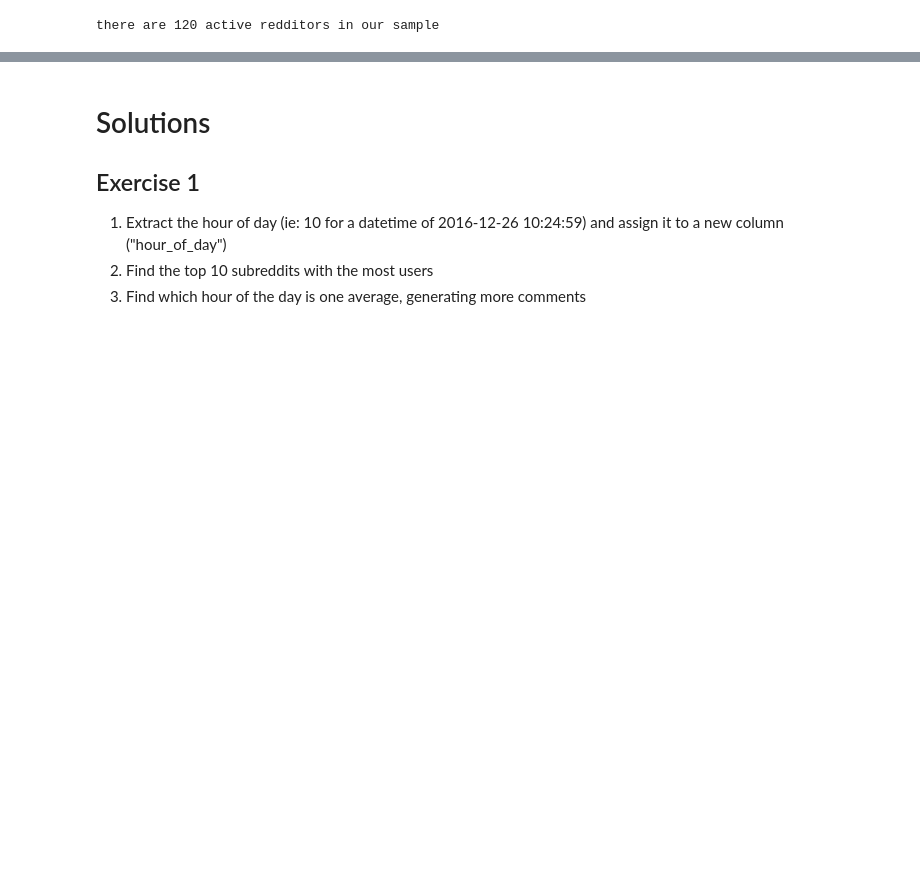
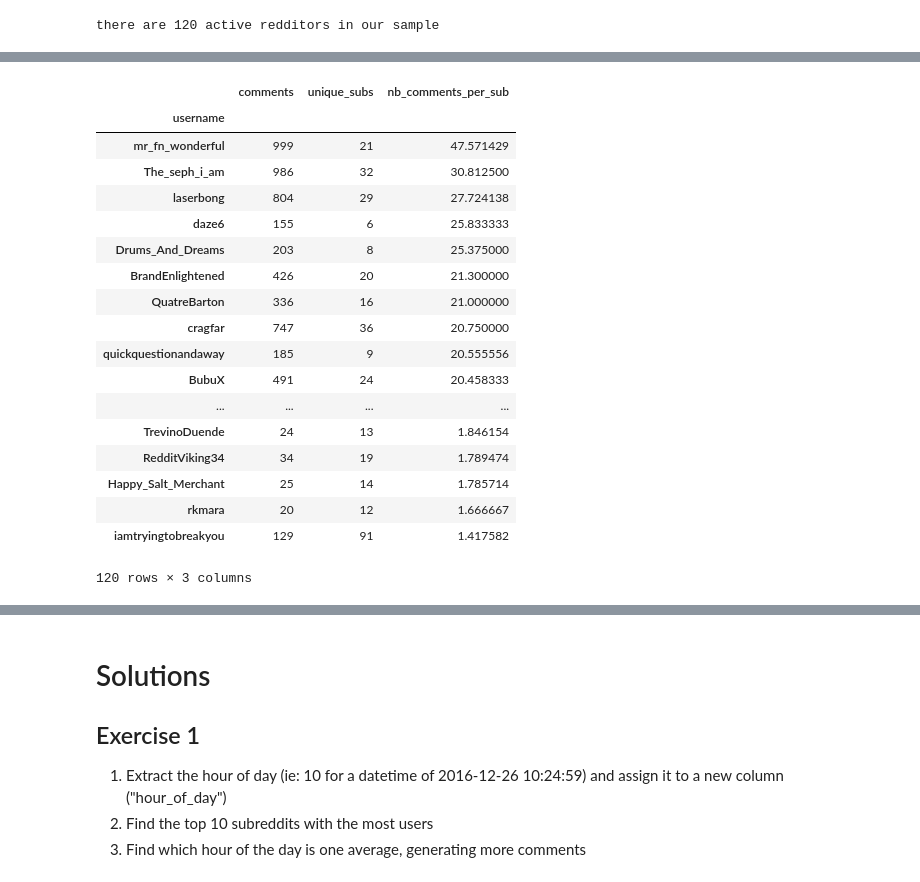
Before and after one commit to niparis/ga-intermediate-python-ds, a Jupyter notebook: 01 - pandas/intro-to-pandas.ipynb, the cells around one changed output, grey strips where cells are left out. Cells and saved outputs as stored; diff of their text form; code cells hidden in the pictures; blank space fills up the shorter version.

```diff
--- a/01 - pandas/intro-to-pandas.ipynb
+++ b/01 - pandas/intro-to-pandas.ipynb
@@ -367,0 +656,39 @@ Name: utc, dtype: int64
+# %%
+def custom_filter_active_redditors(df):
+    return df.loc[(df['unique_subs'] >= 10) | (df['nb_comments_per_sub'] >= 3)]
+
+
+(df.groupby('username')
+    .agg(
+        {'subreddit': [
+                        ('comments', lambda x: len(x)),
+                        ('unique_subs', lambda x: len(set(x)))
+                    ],
+        },
+    )
+     .droplevel(axis='columns',level=0)
+     .assign(nb_comments_per_sub=lambda x: x['comments'] / x['unique_subs'])
+     .sort_values(by='nb_comments_per_sub', ascending=False)
+     .query('comments != 1000')
+     .pipe(custom_filter_active_redditors)
+)
+# %% [output]
+|  | comments | unique_subs | nb_comments_per_sub |
+| username |  |  |  |
+| mr_fn_wonderful | 999 | 21 | 47.571429 |
+| The_seph_i_am | 986 | 32 | 30.812500 |
+| laserbong | 804 | 29 | 27.724138 |
+| daze6 | 155 | 6 | 25.833333 |
+| Drums_And_Dreams | 203 | 8 | 25.375000 |
+| BrandEnlightened | 426 | 20 | 21.300000 |
+| QuatreBarton | 336 | 16 | 21.000000 |
+| cragfar | 747 | 36 | 20.750000 |
+| quickquestionandaway | 185 | 9 | 20.555556 |
+| BubuX | 491 | 24 | 20.458333 |
+| ... | ... | ... | ... |
+| TrevinoDuende | 24 | 13 | 1.846154 |
+| RedditViking34 | 34 | 19 | 1.789474 |
+| Happy_Salt_Merchant | 25 | 14 | 1.785714 |
+| rkmara | 20 | 12 | 1.666667 |
+| iamtryingtobreakyou | 129 | 91 | 1.417582 |
+120 rows × 3 columns
```
Also changed, not shown: parts of 54 cells of this notebook.
